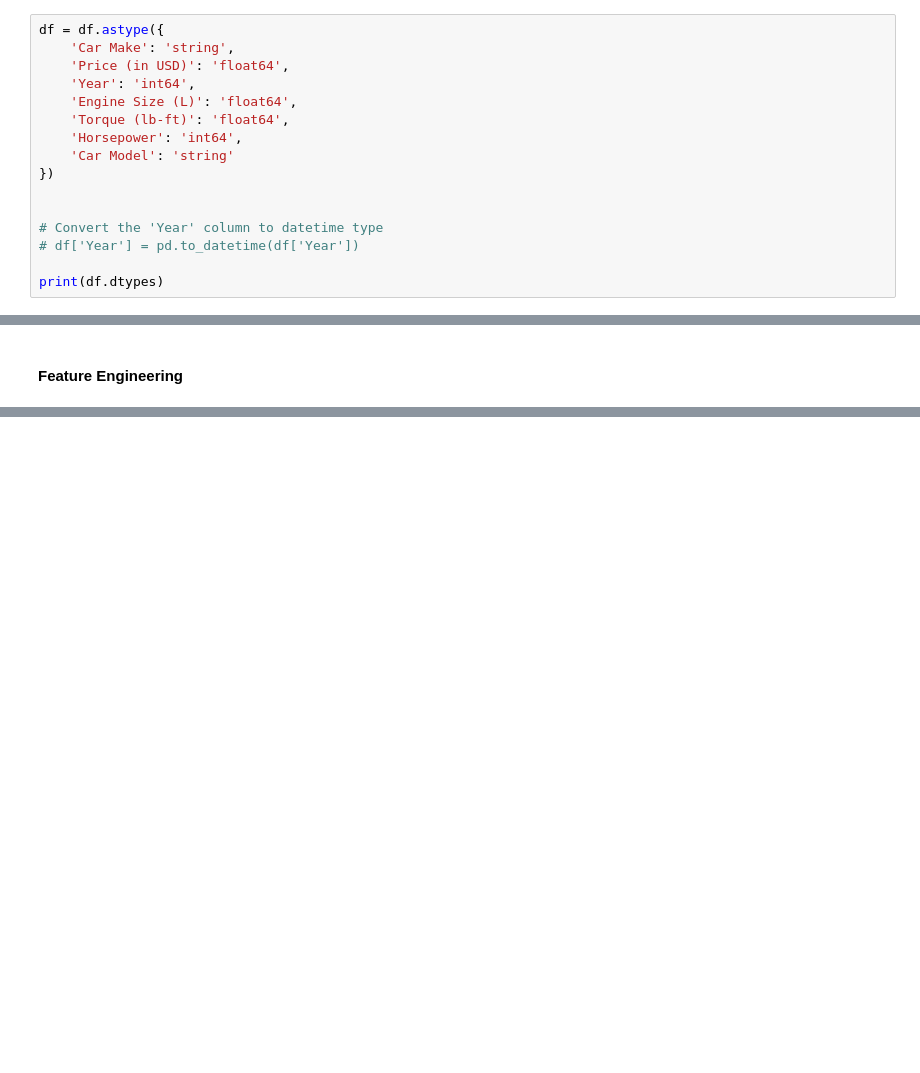
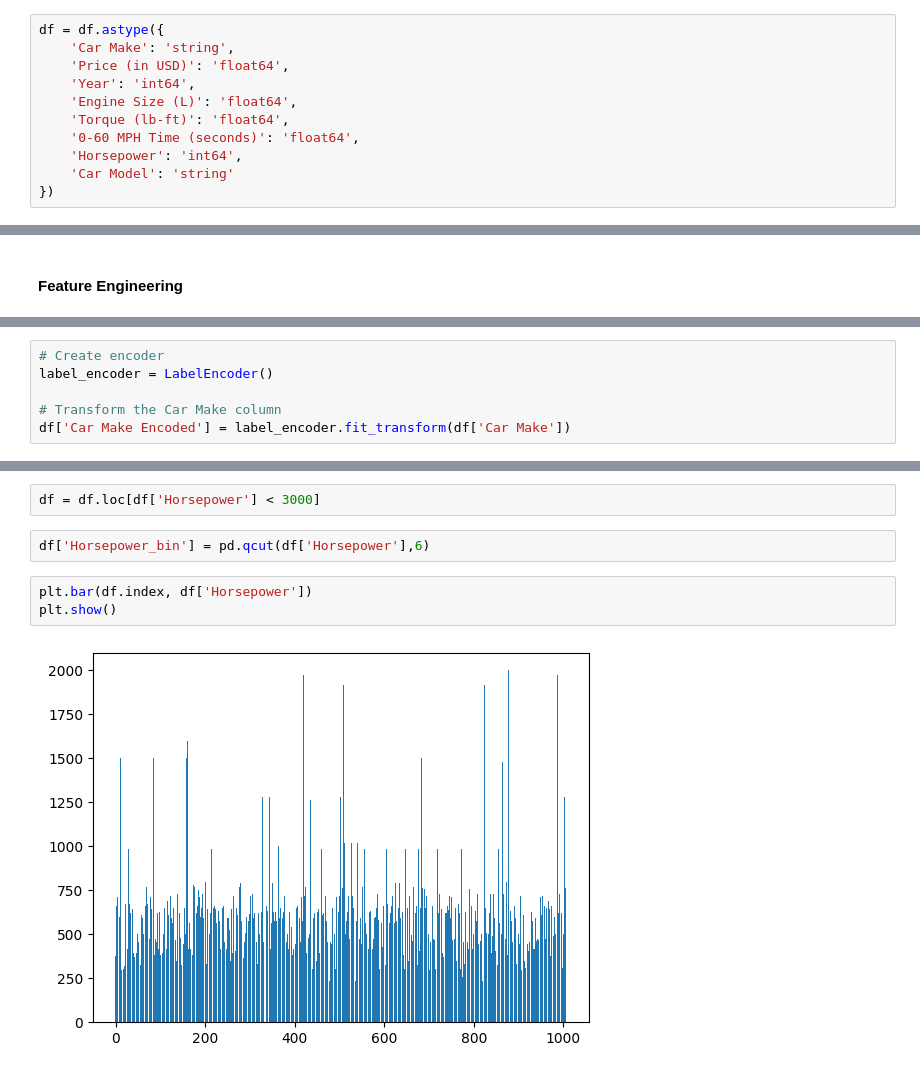
Before and after one commit to EdsonArthurZancheta/EdsonArthurZancheta, a Jupyter notebook: Treino/Sports_Car_Prices_Dataset/code.ipynb, the cells around one changed output, grey strips where cells are left out. Drawn from its saved outputs; the diff is of its cells as text; blank space fills up the shorter version.

```diff
--- a/Treino/Sports_Car_Prices_Dataset/code.ipynb
+++ b/Treino/Sports_Car_Prices_Dataset/code.ipynb
@@ -197,12 +200,7 @@ df = df.astype({
     'Year': 'int64',
     'Engine Size (L)': 'float64',
     'Torque (lb-ft)': 'float64',
+    '0-60 MPH Time (seconds)': 'float64',
     'Horsepower': 'int64',
     'Car Model': 'string'
 })
-
-
-# Convert the 'Year' column to datetime type
-# df['Year'] = pd.to_datetime(df['Year'])
-
-print(df.dtypes)
@@ -248,0 +268,6 @@ memory usage: 88.2+ KB
+# %%
+# Create encoder
+label_encoder = LabelEncoder()
+
+# Transform the Car Make column
+df['Car Make Encoded'] = label_encoder.fit_transform(df['Car Make'])
@@ -248,0 +293,9 @@ memory usage: 88.2+ KB
+# %%
+df = df.loc[df['Horsepower'] < 3000]
+# %%
+df['Horsepower_bin'] = pd.qcut(df['Horsepower'],6)
+# %%
+plt.bar(df.index, df['Horsepower'])
+plt.show()
+# %% [output]
+[figure, added]
```
Also changed, not shown: parts of 10 cells of this notebook.
